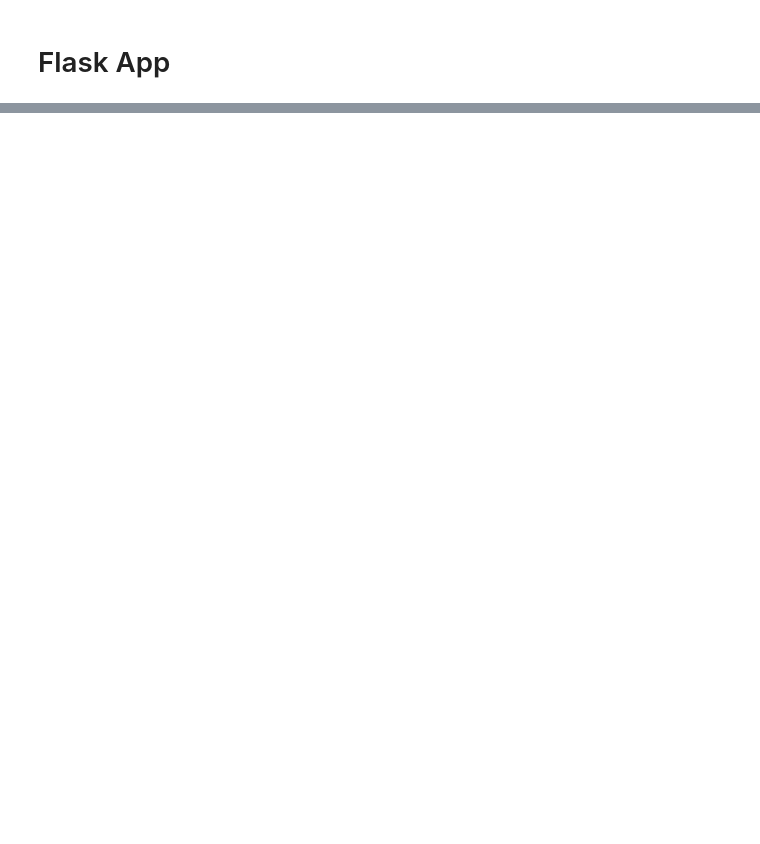
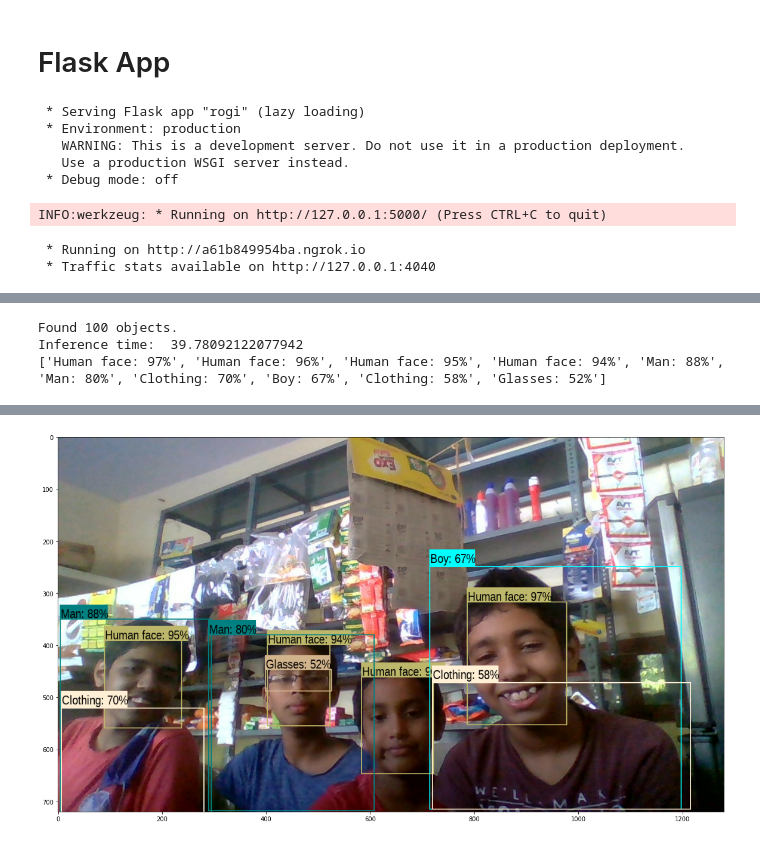
Before and after one commit to Rohith04MVK/Flask-Object-Detection-App, a Jupyter notebook: src/detector.ipynb, the cells around one changed output, grey strips where cells are left out. Cells and saved outputs as stored; diff of their text form; code cells hidden in the pictures; blank space fills up the shorter version.

Commit message:
Finshed the flask app

```diff
--- a/src/detector.ipynb
+++ b/src/detector.ipynb
@@ -142,7 +145,6 @@ def run_detector(detector, path):
   display_image(image_with_boxes)
 # %%
 def run_detector(detector, path, save_filename):
-  global result
   img = load_img(path)
 
   converted_img  = tf.image.convert_image_dtype(img, tf.float32)[tf.newaxis, ...]
@@ -160,7 +162,7 @@ def run_detector(detector, path, save_filename):
       result["detection_class_entities"], result["detection_scores"])
 
   save_img = Image.fromarray(image_with_boxes)
-  save_img.save(f'static/detections/{save_filename}')
+  save_img.save(f'/content/drive/MyDrive/ColabNotebooks/Flask-Object-Detection-App/src/static/detections/{save_filename}')
   display_image(image_with_boxes)
 # %% [markdown]
 # Flask App
@@ -172,12 +174,13 @@ from flask_ngrok import run_with_ngrok
 import os
 
 
-
+__file__ = "/content/drive/MyDrive/Colab Notebooks/rogi"
 
 # Define a flask app
-app = Flask(__name__)
+app = Flask(__name__, static_folder="/content/drive/MyDrive/ColabNotebooks/Flask-Object-Detection-App/src/static",
+            template_folder="/content/drive/MyDrive/ColabNotebooks/Flask-Object-Detection-App/src/templates")
 
-app.config['UPLOAD_FOLDER'] = "static/uploads"
+app.config['UPLOAD_FOLDER'] = "/content/drive/MyDrive/ColabNotebooks/Flask-Object-Detection-App/src/static/uploads"
 
 run_with_ngrok(app)
 
@@ -215,3 +218,12 @@ def upload_file():
 
 if __name__ == "__main__":
     app.run()
+# %% [output]
+ * Serving Flask app "rogi" (lazy loading)
+ * Environment: production
+   WARNING: This is a development server. Do not use it in a production deployment.
+   Use a production WSGI server instead.
+ * Debug mode: off
+INFO:werkzeug: * Running on http://127.0.0.1:5000/ (Press CTRL+C to quit)
+ * Running on http://a61b849954ba.ngrok.io
+ * Traffic stats available on http://127.0.0.1:4040
@@ -217,0 +233,3 @@ if __name__ == "__main__":
+Found 100 objects.
+Inference time:  39.78092122077942
+['Human face: 97%', 'Human face: 96%', 'Human face: 95%', 'Human face: 94%', 'Man: 88%', 'Man: 80%', 'Clothing: 70%', 'Boy: 67%', 'Clothing: 58%', 'Glasses: 52%']
@@ -218,3 +238,4 @@ if __name__ == "__main__":
+[figure, added]
 # %%
 %cd /content/drive/MyDrive/ColabNotebooks/Flask-Object-Detection-App
 !git add -A
```
Also changed, not shown: parts of 4 cells of this notebook, 1 other file.
